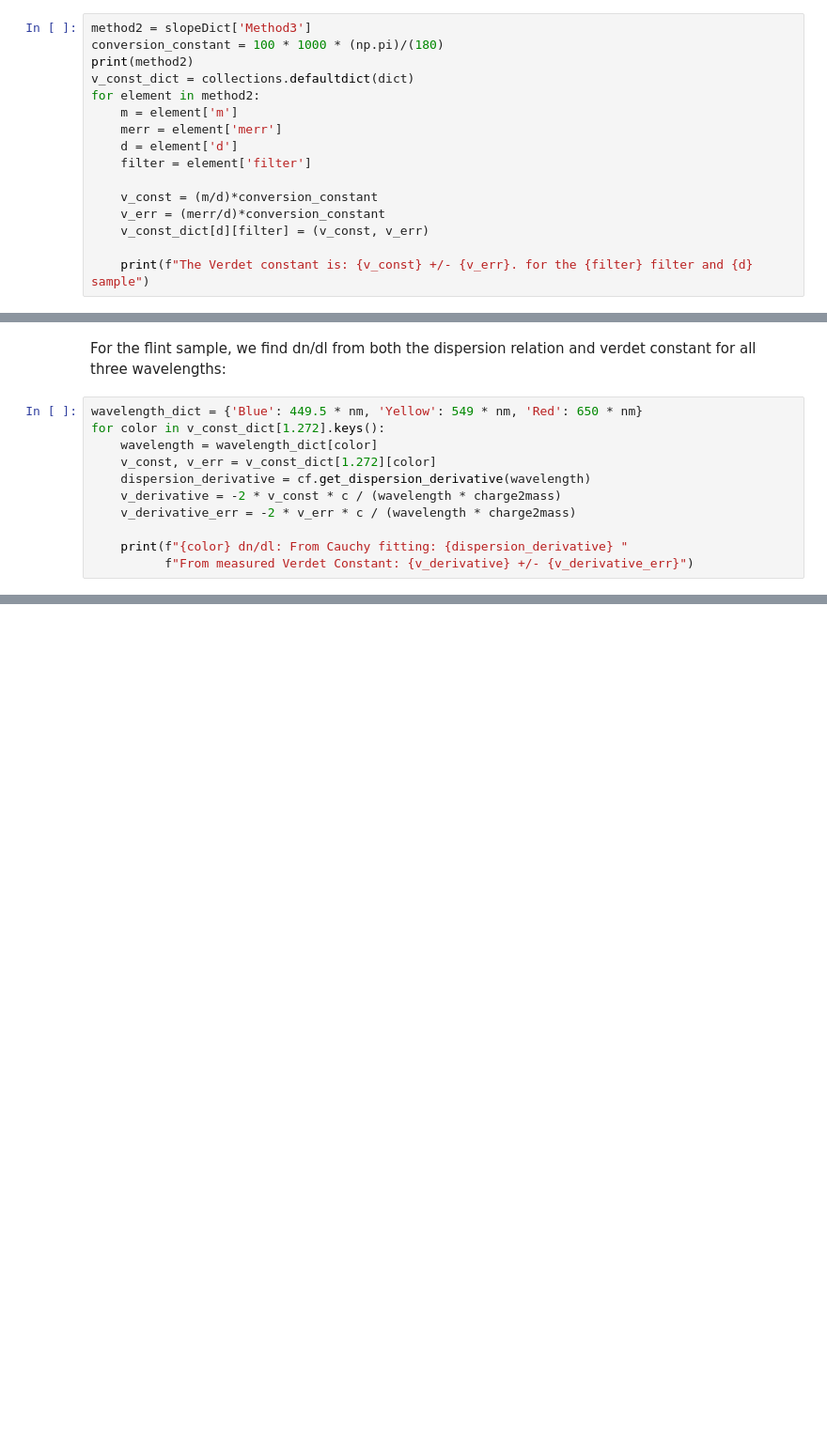
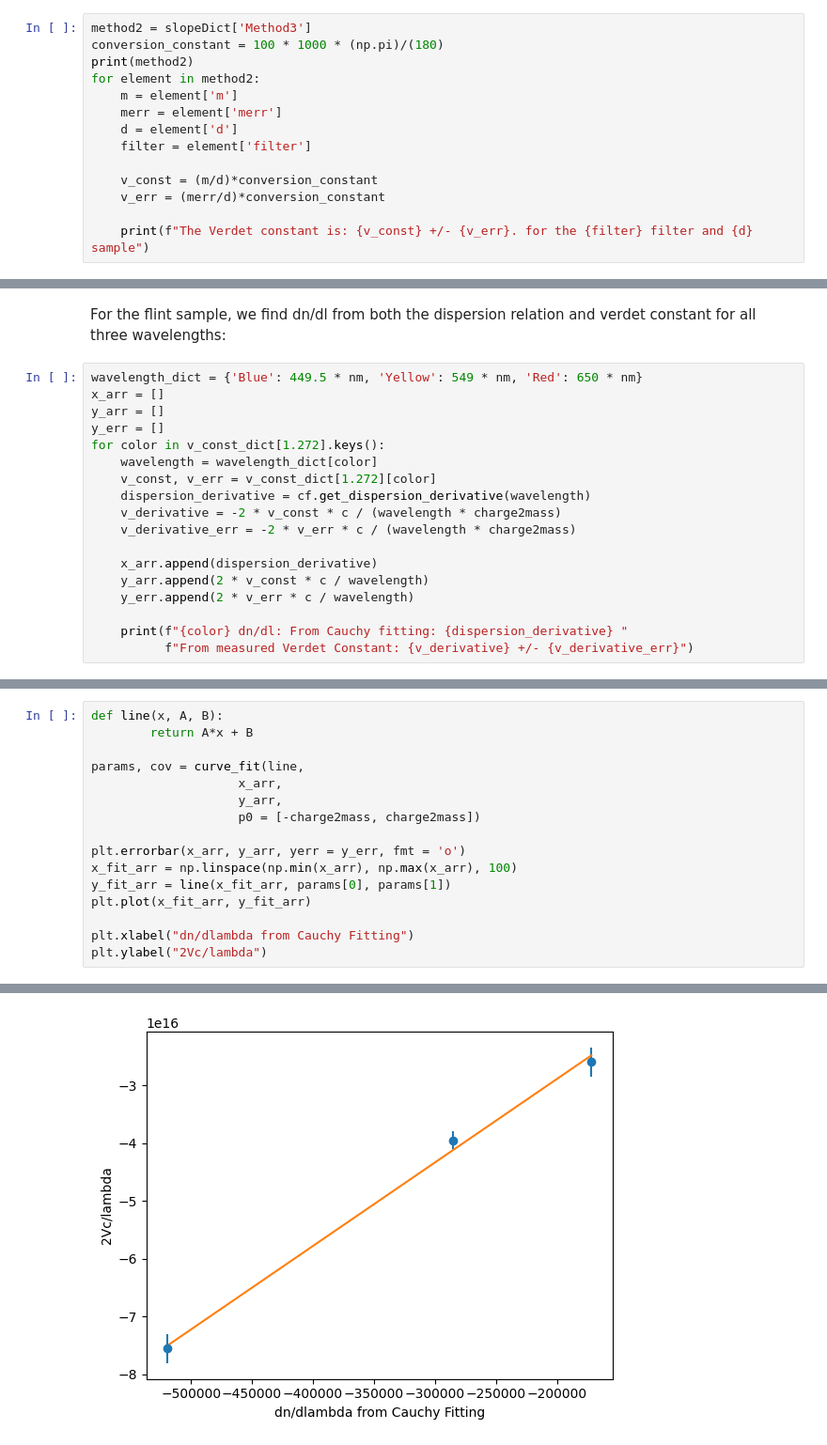
Before and after one commit to JackieLee23/Physics-387, a Jupyter notebook: faraday/faraday_analysis.ipynb, the cells around one changed output, grey strips where cells are left out. Shown at 94% size. Saved outputs shown, nothing was run; the diff lists cells and outputs as text; blank space fills up the shorter version.

```diff
--- a/faraday/faraday_analysis.ipynb
+++ b/faraday/faraday_analysis.ipynb
@@ -294,7 +294,6 @@ The Verdet constant is: -36.18443447949066 +/- 1.4379627977532248. for the Yello
 method2 = slopeDict['Method3']
 conversion_constant = 100 * 1000 * (np.pi)/(180)
 print(method2)
-v_const_dict = collections.defaultdict(dict)
 for element in method2:
     m = element['m']
     merr = element['merr']
@@ -303,7 +302,6 @@ for element in method2:
 
     v_const = (m/d)*conversion_constant
     v_err = (merr/d)*conversion_constant
-    v_const_dict[d][filter] = (v_const, v_err)
 
     print(f"The Verdet constant is: {v_const} +/- {v_err}. for the {filter} filter and {d} sample")
 # %% [output]
@@ -340,6 +352,9 @@ cf.plot_fit(ax)
 For the flint sample, we find dn/dl from both the dispersion relation and verdet constant for all three wavelengths:
 # %%
 wavelength_dict = {'Blue': 449.5 * nm, 'Yellow': 549 * nm, 'Red': 650 * nm}
+x_arr = []
+y_arr = []
+y_err = []
 for color in v_const_dict[1.272].keys():
     wavelength = wavelength_dict[color]
     v_const, v_err = v_const_dict[1.272][color]
@@ -347,5 +362,9 @@ for color in v_const_dict[1.272].keys():
     v_derivative = -2 * v_const * c / (wavelength * charge2mass)
     v_derivative_err = -2 * v_err * c / (wavelength * charge2mass)
 
+    x_arr.append(dispersion_derivative)
+    y_arr.append(2 * v_const * c / wavelength)
+    y_err.append(2 * v_err * c / wavelength)
+
     print(f"{color} dn/dl: From Cauchy fitting: {dispersion_derivative} "
           f"From measured Verdet Constant: {v_derivative} +/- {v_derivative_err}")
@@ -351,0 +377,17 @@ for color in v_const_dict[1.272].keys():
+# %%
+def line(x, A, B):
+        return A*x + B
+
+params, cov = curve_fit(line,
+                    x_arr,
+                    y_arr,
+                    p0 = [-charge2mass, charge2mass])
+
+plt.errorbar(x_arr, y_arr, yerr = y_err, fmt = 'o')
+x_fit_arr = np.linspace(np.min(x_arr), np.max(x_arr), 100)
+y_fit_arr = line(x_fit_arr, params[0], params[1])
+plt.plot(x_fit_arr, y_fit_arr)
+
+plt.xlabel("dn/dlambda from Cauchy Fitting")
+plt.ylabel("2Vc/lambda")
+# %% [output]
@@ -351,0 +395 @@ for color in v_const_dict[1.272].keys():
+[figure, added]
```
Also changed, not shown: parts of 6 cells of this notebook, 1 other file.
